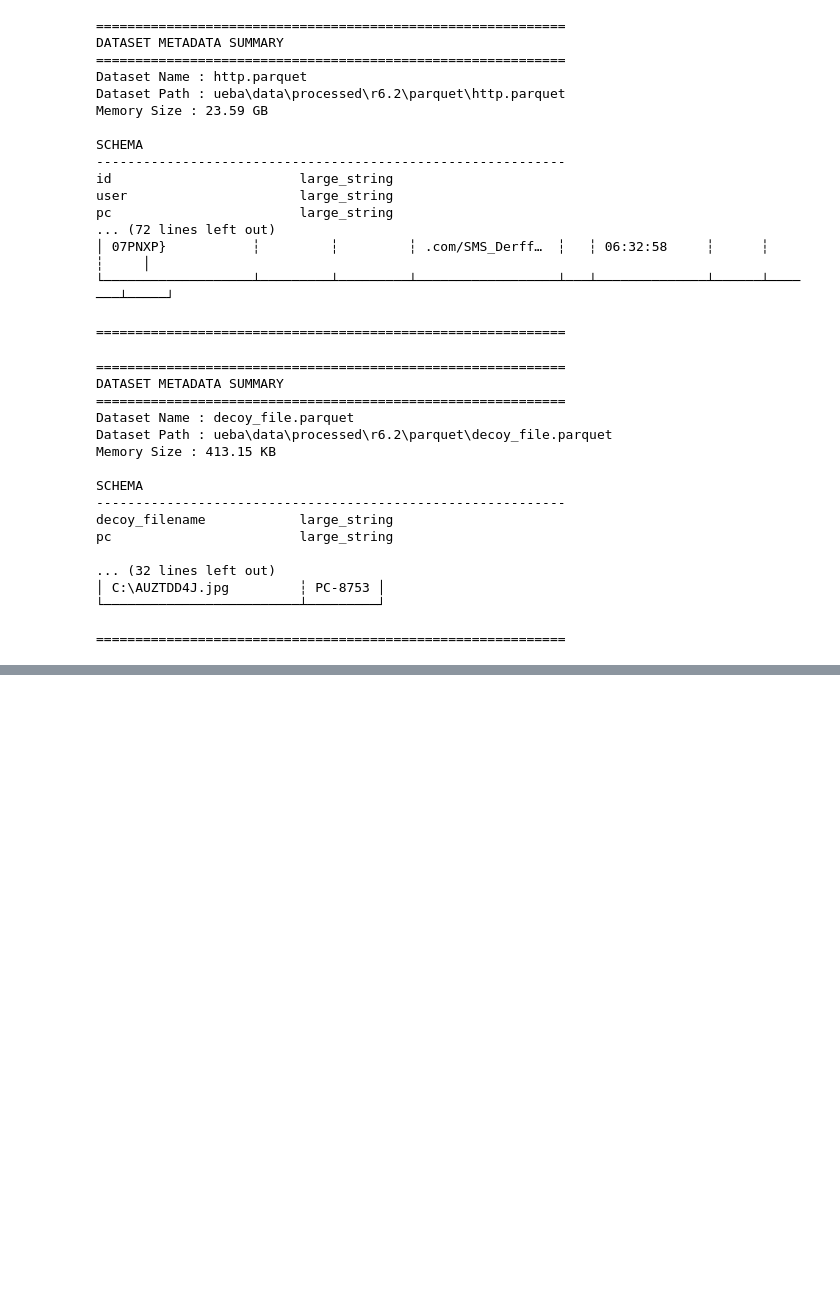
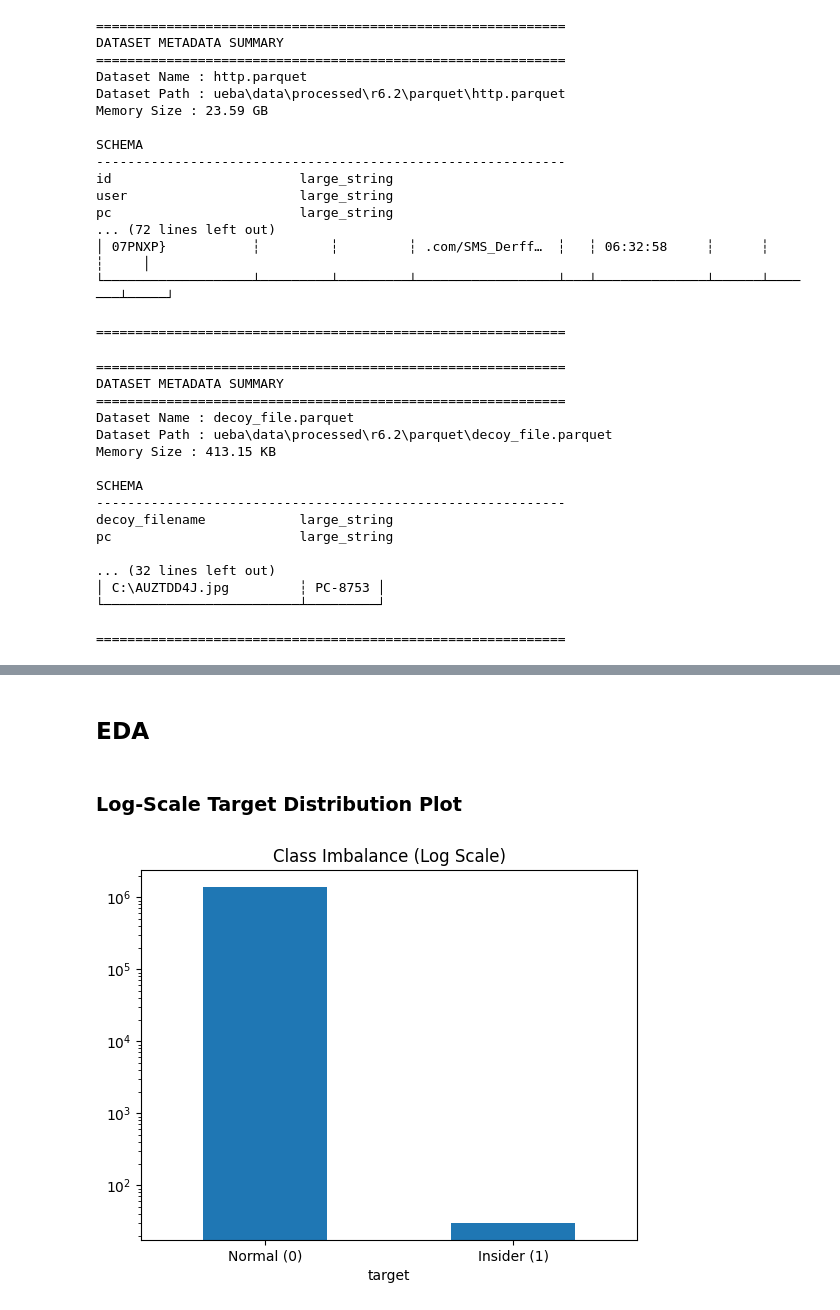
Before and after one commit to TheOctoMizer/AAI-540-Group-11, a Jupyter notebook: ueba_eda/notebooks/eda.ipynb, the cells around one changed output, grey strips where cells are left out. Cells and saved outputs as stored; diff of their text form; code cells hidden in the pictures; blank space fills up the shorter version.

```diff
--- a/ueba_eda/notebooks/eda.ipynb
+++ b/ueba_eda/notebooks/eda.ipynb
@@ -452,0 +715,3 @@ Size Reduction        : 23.59 GB -> 24.52 MB (99.90% reduction)
+# %%
+columns = ["user", "start_date", "end_date"]
+insiders = insiders[columns]
@@ -452,0 +727,7 @@ Size Reduction        : 23.59 GB -> 24.52 MB (99.90% reduction)
+# %%
+ueba = user_day_behavioural_features.merge(
+    insiders,
+    on="user",
+    how="left")
+
+ueba.head()
@@ -452,0 +742,7 @@ Size Reduction        : 23.59 GB -> 24.52 MB (99.90% reduction)
+# %%
+ueba["target"] = (
+    (ueba["user"].isin(insiders["user"])) &
+    (ueba["date"] >= ueba["start_date"]) &
+    (ueba["date"] <= ueba["end_date"])
+).astype(int)
+ueba.drop(columns=["start_date", "end_date"], inplace=True)
@@ -452,0 +756,4 @@ Size Reduction        : 23.59 GB -> 24.52 MB (99.90% reduction)
+# %%
+ueba = (
+    ueba.drop(columns=ueba.nunique()[ueba.nunique() == 1].index)
+)
@@ -452,0 +775,14 @@ Size Reduction        : 23.59 GB -> 24.52 MB (99.90% reduction)
+# %% [markdown]
+## EDA
+# %% [markdown]
+### Log-Scale Target Distribution Plot
+# %%
+import matplotlib.pyplot as plt
+
+ax = ueba["target"].value_counts().sort_index().plot(kind="bar")
+plt.yscale("log")
+plt.title("Class Imbalance (Log Scale)")
+plt.xticks([0,1], ["Normal (0)", "Insider (1)"], rotation=0)
+plt.show()
+# %% [output]
+[figure, added]
```
Also changed, not shown: parts of 49 cells of this notebook.
